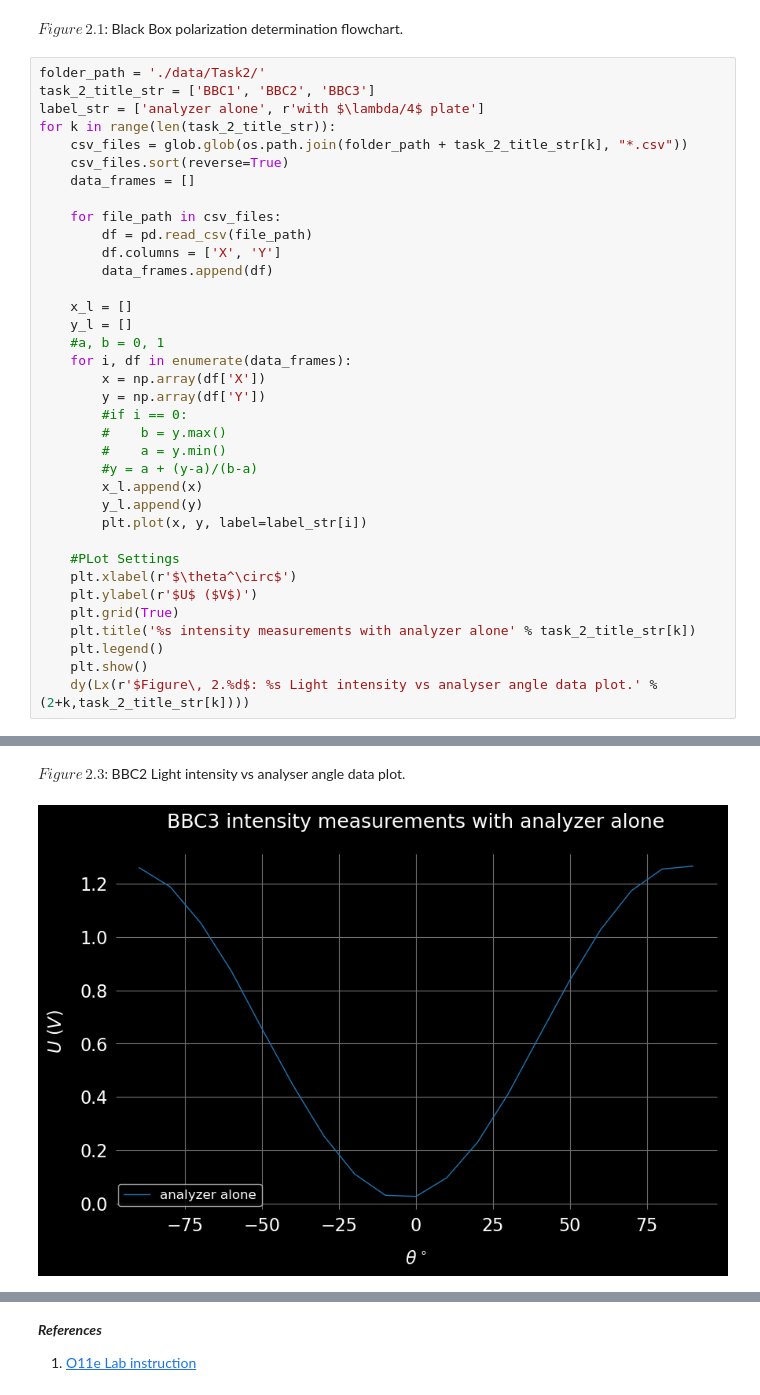
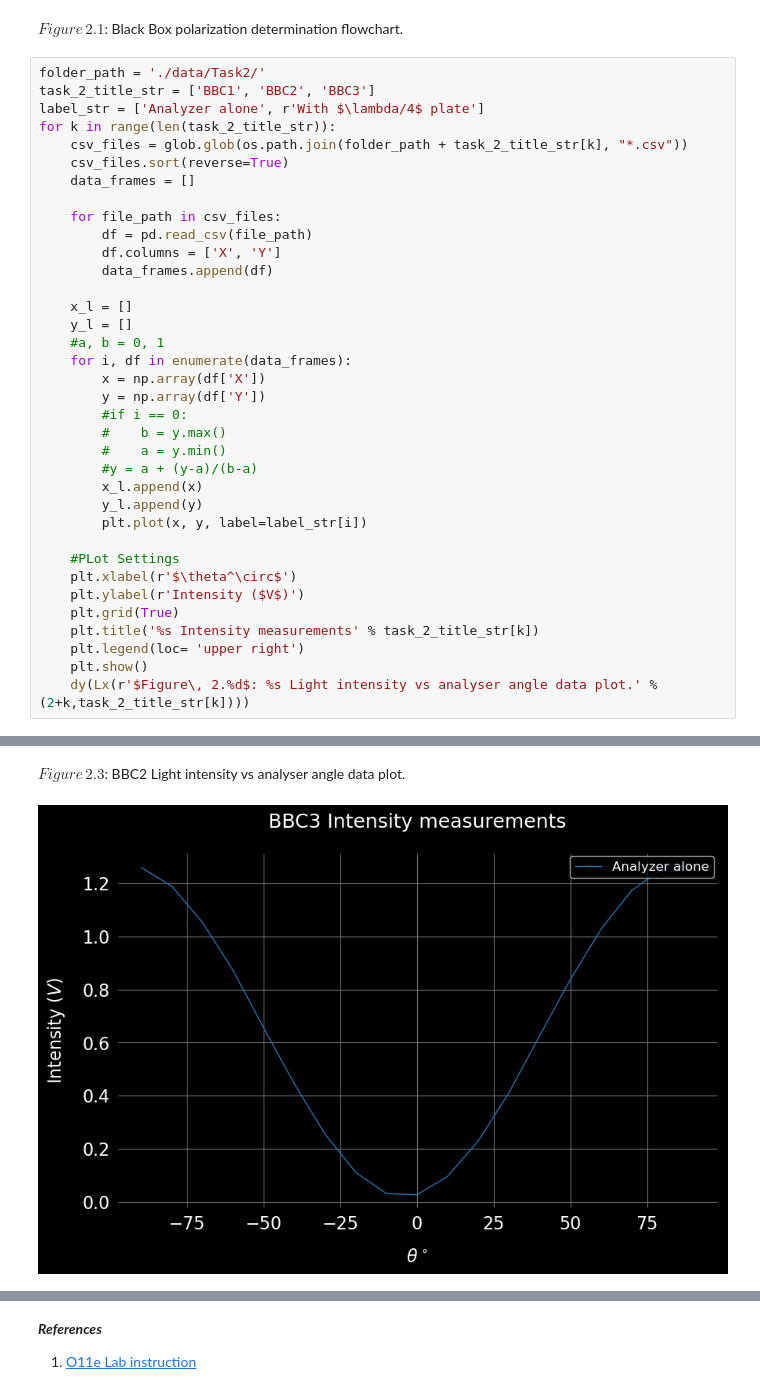
Before and after one commit to edhar98/Lab2, a Jupyter notebook: O11e/O11e Lab Report.ipynb, the cells around one changed output, grey strips where cells are left out. Drawn from its saved outputs; the diff is of its cells as text.

```diff
--- a/O11e/O11e Lab Report.ipynb
+++ b/O11e/O11e Lab Report.ipynb
@@ -431,7 +431,7 @@ $Figure\, 2.1$: Black Box polarization determination flowchart.
 # %%
 folder_path = './data/Task2/'
 task_2_title_str = ['BBC1', 'BBC2', 'BBC3']
-label_str = ['analyzer alone', r'with $\lambda/4$ plate']
+label_str = ['Analyzer alone', r'With $\lambda/4$ plate']
 for k in range(len(task_2_title_str)):
     csv_files = glob.glob(os.path.join(folder_path + task_2_title_str[k], "*.csv"))
     csv_files.sort(reverse=True)
@@ -458,10 +458,10 @@ for k in range(len(task_2_title_str)):
 
     #PLot Settings
     plt.xlabel(r'$\theta^\circ$')
-    plt.ylabel(r'$U$ ($V$)')
+    plt.ylabel(r'Intensity ($V$)')
     plt.grid(True)
-    plt.title('%s intensity measurements with analyzer alone' % task_2_title_str[k])
-    plt.legend()
+    plt.title('%s Intensity measurements' % task_2_title_str[k])
+    plt.legend(loc= 'upper right')
     plt.show()
     dy(Lx(r'$Figure\, 2.%d$: %s Light intensity vs analyser angle data plot.' % (2+k,task_2_title_str[k])))
 # %% [output]
@@ -471,5 +471,5 @@ $Figure\, 2.2$: BBC1 Light intensity vs analyser angle data plot.
 $Figure\, 2.3$: BBC2 Light intensity vs analyser angle data plot.
-[figure, old version]
+[figure, new version]
 $Figure\, 2.4$: BBC3 Light intensity vs analyser angle data plot.
 # %% [markdown]
 ***Analysis***
```
Also changed, not shown: parts of 3 cells of this notebook, 1 other file.
